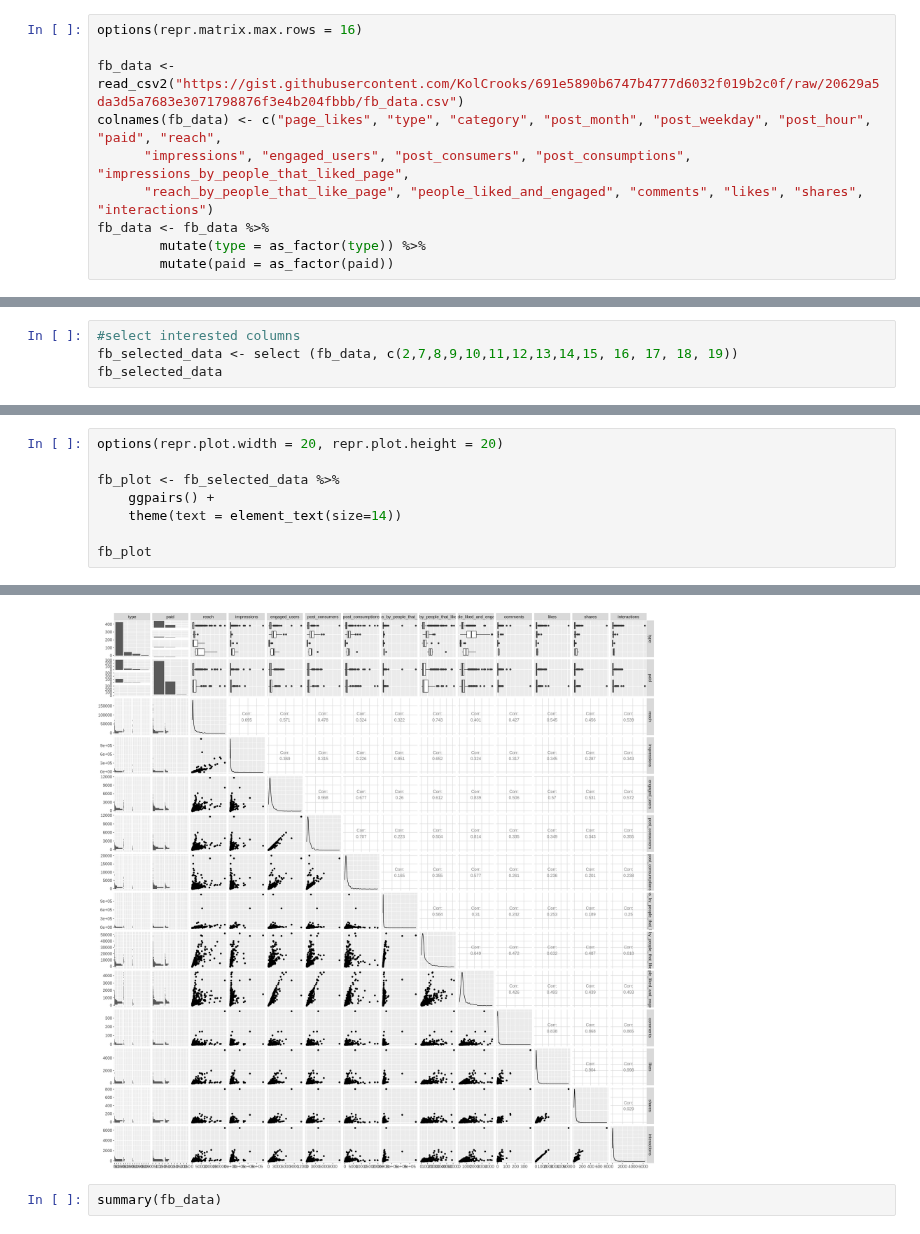
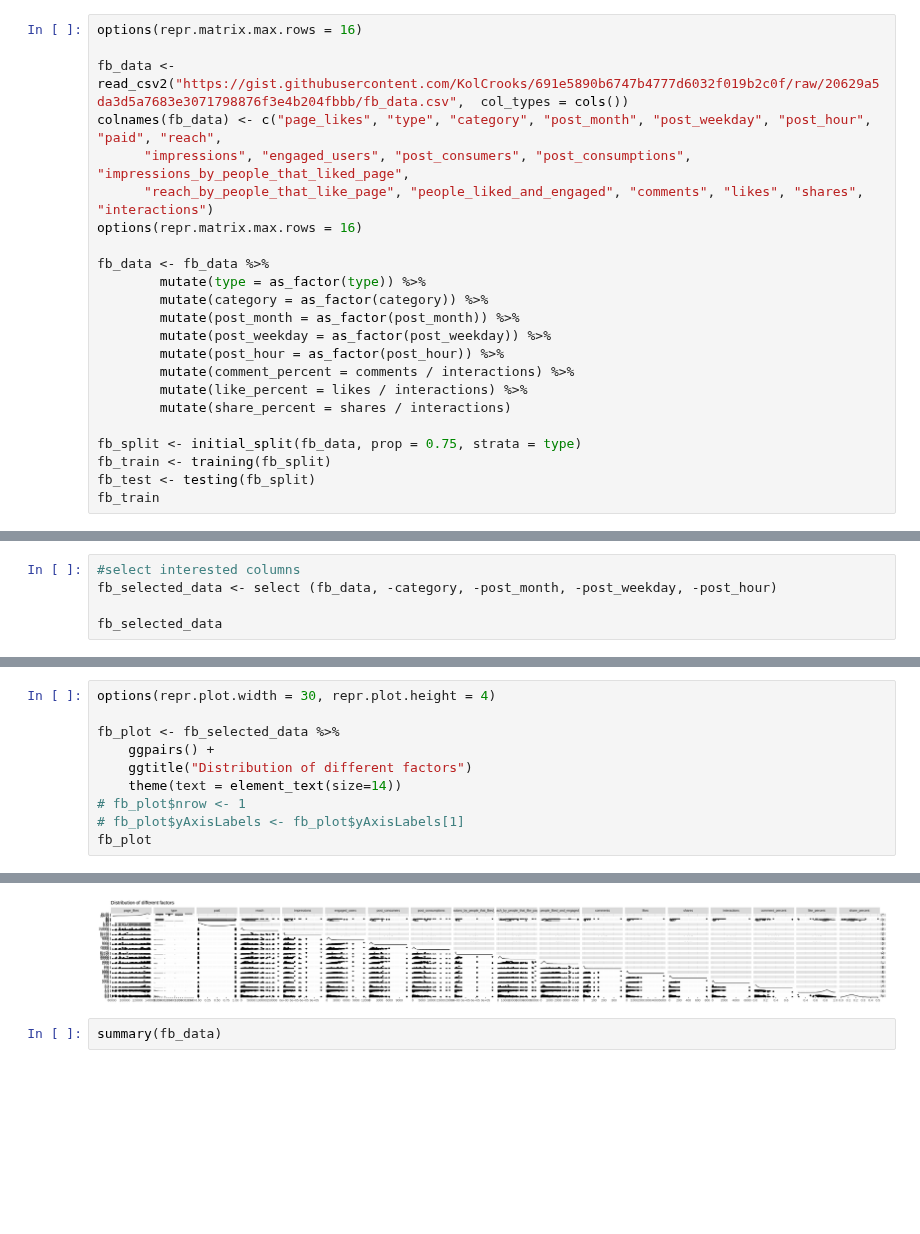
Before and after one commit to lucykvs/DSCI100-Project, a Jupyter notebook: draftcode.ipynb, the cells around one changed output, grey strips where cells are left out. Drawn from its saved outputs; the diff is of its cells as text; blank space fills up the shorter version.

```diff
--- a/draftcode.ipynb
+++ b/draftcode.ipynb
@@ -7,12 +25,25 @@ library(GGally)
 # %%
 options(repr.matrix.max.rows = 16)
 
-fb_data <- read_csv2("https://gist.githubusercontent.com/KolCrooks/691e5890b6747b4777d6032f019b2c0f/raw/20629a5da3d5a7683e3071798876f3e4b204fbbb/fb_data.csv")
+fb_data <- read_csv2("https://gist.githubusercontent.com/KolCrooks/691e5890b6747b4777d6032f019b2c0f/raw/20629a5da3d5a7683e3071798876f3e4b204fbbb/fb_data.csv",  col_types = cols())
 colnames(fb_data) <- c("page_likes", "type", "category", "post_month", "post_weekday", "post_hour", "paid", "reach",
       "impressions", "engaged_users", "post_consumers", "post_consumptions", "impressions_by_people_that_liked_page",
       "reach_by_people_that_like_page", "people_liked_and_engaged", "comments", "likes", "shares", "interactions")
+options(repr.matrix.max.rows = 16)
+
 fb_data <- fb_data %>%
         mutate(type = as_factor(type)) %>%
-        mutate(paid = as_factor(paid))
+        mutate(category = as_factor(category)) %>%
+        mutate(post_month = as_factor(post_month)) %>%
+        mutate(post_weekday = as_factor(post_weekday)) %>%
+        mutate(post_hour = as_factor(post_hour)) %>%
+        mutate(comment_percent = comments / interactions) %>%
+        mutate(like_percent = likes / interactions) %>%
+        mutate(share_percent = shares / interactions)
+
+fb_split <- initial_split(fb_data, prop = 0.75, strata = type)
+fb_train <- training(fb_split)
+fb_test <- testing(fb_split)
+fb_train
 # %% [output]
 Using ',' as decimal and '.' as grouping mark. Use read_delim() for more control.
@@ -35,5 +51,6 @@ cols(
 # %%
 #select interested columns
-fb_selected_data <- select (fb_data, c(2,7,8,9,10,11,12,13,14,15, 16, 17, 18, 19))
+fb_selected_data <- select (fb_data, -category, -post_month, -post_weekday, -post_hour)
+
 fb_selected_data
 # %% [output]
@@ -60,9 +60,11 @@ A tibble: 500 × 14
 # %%
-options(repr.plot.width = 20, repr.plot.height = 20)
+options(repr.plot.width = 30, repr.plot.height = 4)
 
 fb_plot <- fb_selected_data %>%
     ggpairs() +
+    ggtitle("Distribution of different factors")
     theme(text = element_text(size=14))
-
+# fb_plot$nrow <- 1
+# fb_plot$yAxisLabels <- fb_plot$yAxisLabels[1]
 fb_plot
 # %% [output]
@@ -86,4 +105,4 @@ Warning message:
-[figure, old version]
+[figure, new version]
 # %%
 summary(fb_data)
 # %% [output]
```
Also changed, not shown: parts of 4 cells of this notebook, 1 other file.
